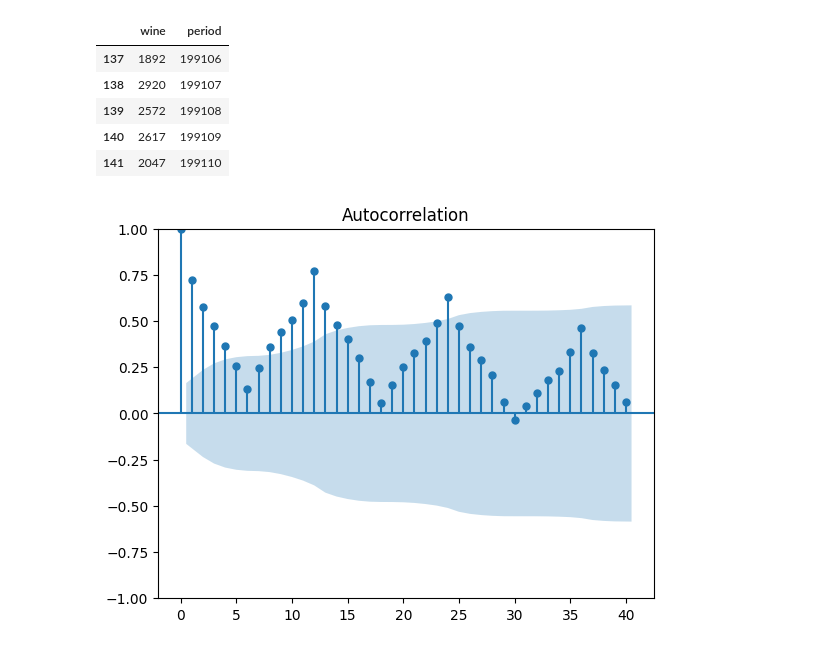
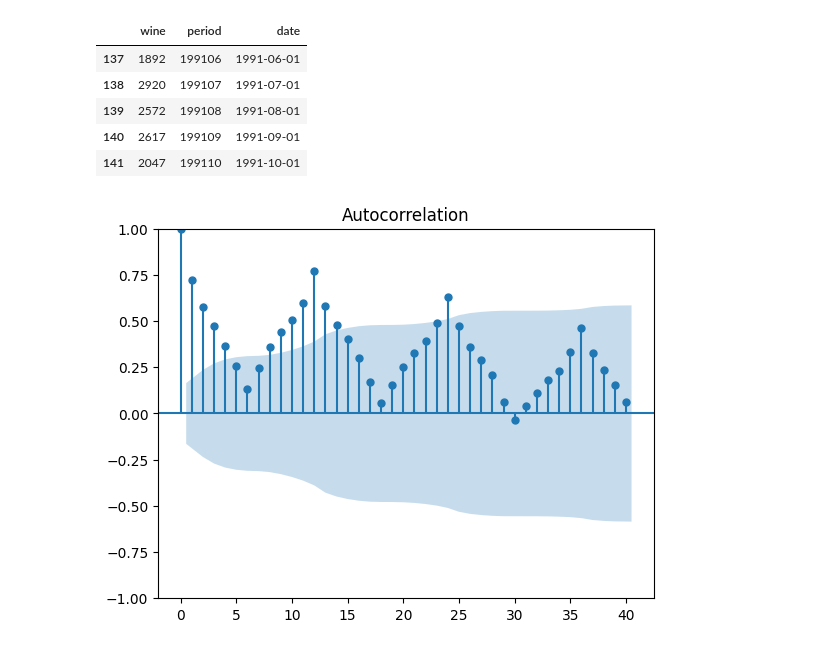
Before and after one commit to DavidGuzzi/TSA, a Jupyter notebook: wine.ipynb, the cells around one changed output. Saved outputs shown, nothing was run; the diff lists cells and outputs as text; code cells hidden in the pictures.

```diff
--- a/wine.ipynb
+++ b/wine.ipynb
@@ -1,21 +1,23 @@
 # %%
+import matplotlib.pyplot as plt
 import pandas as pd
 path = r"C:\Users\HP\Downloads\wine.csv"
 df = pd.read_csv(path, header=None)
 df.columns = ['wine']
 # Generar el rango de fechas desde enero 1980 a octubre 1991
 date_range = pd.date_range(start='1980-01-01', end='1991-10-01', freq='MS')
 
 # Convertir las fechas al formato YYYYMM
 df['period'] = date_range.strftime('%Y%m')
+df['date'] = pd.to_datetime(date_range)
 df.tail()
 # %% [output]
-|  | wine | period |
-| 137 | 1892 | 199106 |
-| 138 | 2920 | 199107 |
-| 139 | 2572 | 199108 |
-| 140 | 2617 | 199109 |
-| 141 | 2047 | 199110 |
+|  | wine | period | date |
+| 137 | 1892 | 199106 | 1991-06-01 |
+| 138 | 2920 | 199107 | 1991-07-01 |
+| 139 | 2572 | 199108 | 1991-08-01 |
+| 140 | 2617 | 199109 | 1991-09-01 |
+| 141 | 2047 | 199110 | 1991-10-01 |
 # %%
 from statsmodels.graphics.tsaplots import plot_acf, plot_pacf
 plot_acf(df['wine'], lags = 40)
```
Also changed, not shown: parts of 1 cell of this notebook.
